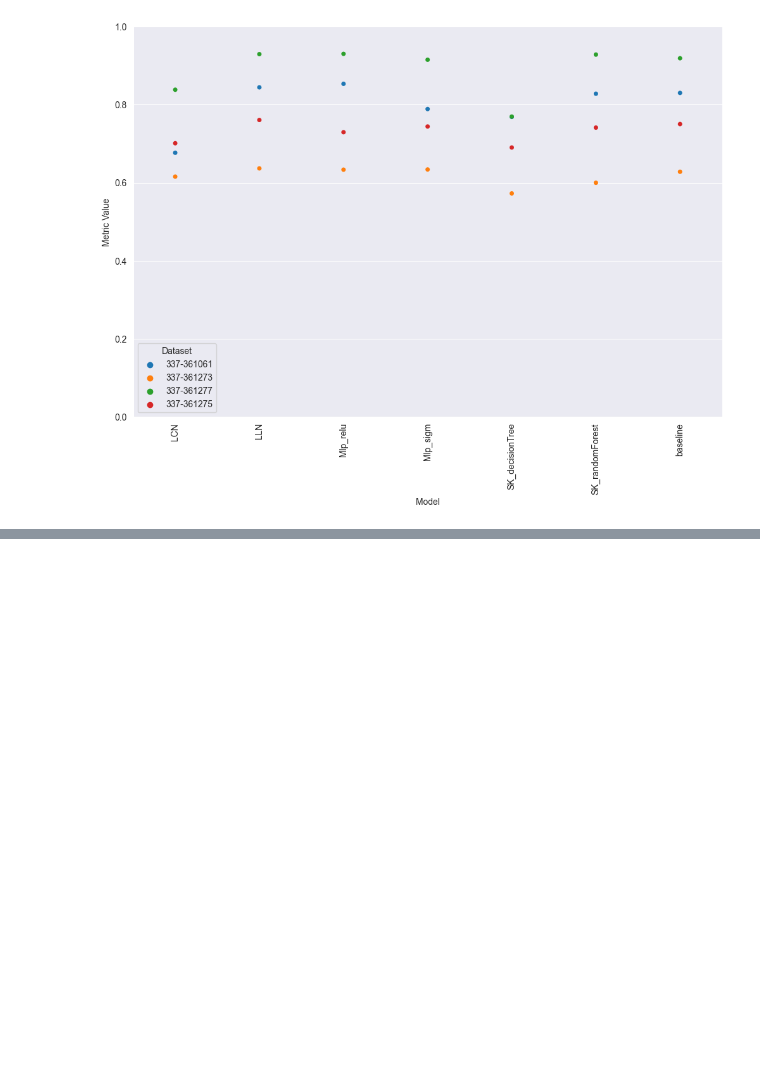
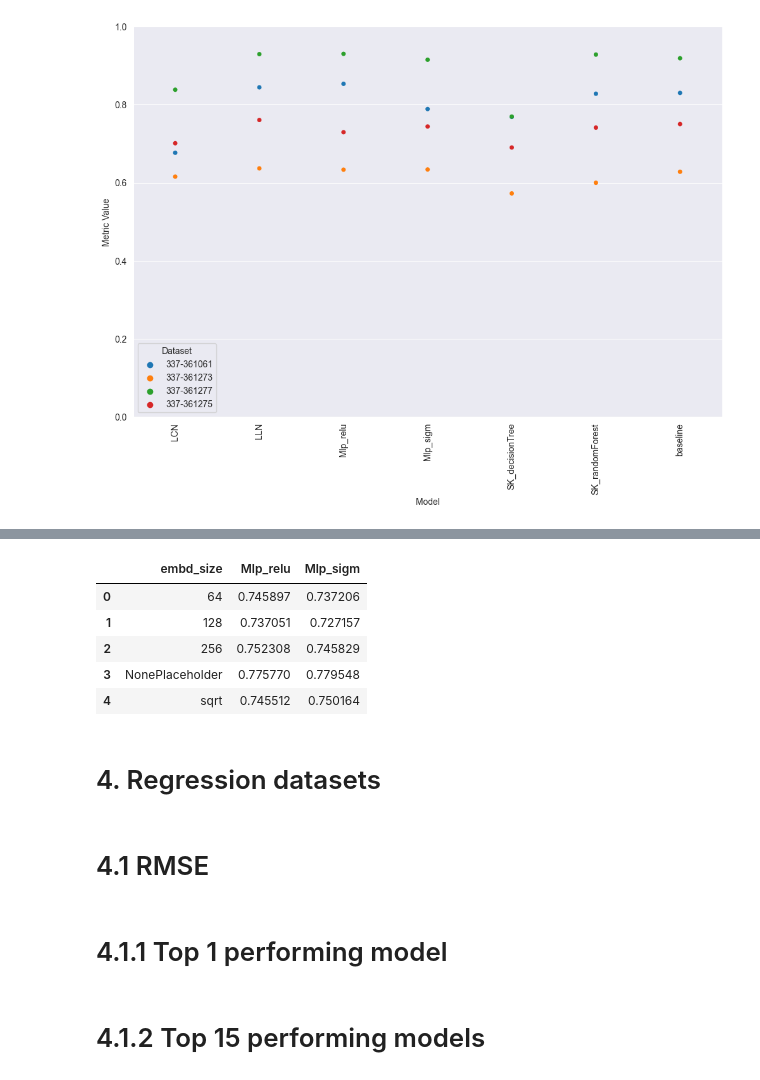
Before and after one commit to Bartosz-G/non-homogenous-data-working-repo, a Jupyter notebook: results/ResultsAnalysis.ipynb, the cells around one changed output, grey strips where cells are left out. Drawn from its saved outputs; the diff is of its cells as text; code cells hidden in the pictures; blank space fills up the shorter version.

```diff
--- a/results/ResultsAnalysis.ipynb
+++ b/results/ResultsAnalysis.ipynb
@@ -223,0 +269,2 @@ per_dataset_top15_roc.to_csv('saved_results/per_dataset_top15_roc.csv')
+# %%
+mlp_cat_datasets = flatten_results(mlp_cat, ['metrics', 'hyperparameters'])
@@ -223,0 +282,23 @@ per_dataset_top15_roc.to_csv('saved_results/per_dataset_top15_roc.csv')
+# %%
+placeholder = 'None'
+mlp_cat_datasets['embd_size'].fillna(placeholder, inplace=True)
+
+mlp_cat_datasets_sorted = mlp_cat_datasets.sort_values(
+    by=['dataset', 'model', 'embd_size', 'val_metrics.roc_auc_score'],
+    ascending=[True, True, True, False]
+)
+
+# Drop duplicates to keep only the rows with the highest 'val_metrics.roc_auc_score' for each group
+top_mlp_cat_embd_size = mlp_cat_datasets_sorted.drop_duplicates(
+    subset=['dataset', 'model', 'embd_size'],
+    keep='first'
+).reset_index(drop=True)
+
+filtered_df = top_mlp_cat_embd_size[top_mlp_cat_embd_size['model'].isin(['Mlp_relu', 'Mlp_sigm'])]
+
+# Calculate mean of 'test_metrics.roc_auc_score' grouped by 'embd_size' and 'model'
+grouped_df = filtered_df.groupby(['embd_size', 'model'])['test_metrics.roc_auc_score'].mean().reset_index()
+
+# Create a pivot table for better presentation
+pivot_df = pd.pivot_table(grouped_df, values='test_metrics.roc_auc_score', index=['embd_size'], columns=['model']).reset_index()
+pivot_df.columns.name = None
@@ -223,0 +307,15 @@ per_dataset_top15_roc.to_csv('saved_results/per_dataset_top15_roc.csv')
+# %%
+pivot_df
+# %% [output]
+|  | embd_size | Mlp_relu | Mlp_sigm |
+| 0 | 64 | 0.745897 | 0.737206 |
+| 1 | 128 | 0.737051 | 0.727157 |
+| 2 | 256 | 0.752308 | 0.745829 |
+| 3 | NonePlaceholder | 0.775770 | 0.779548 |
+| 4 | sqrt | 0.745512 | 0.750164 |
+# %% [markdown]
+# 4. Regression datasets
+# %% [markdown]
+# 4.1 RMSE
+# %% [markdown]
+# 4.1.1 Top 1 performing model
@@ -223,0 +328,2 @@ per_dataset_top15_roc.to_csv('saved_results/per_dataset_top15_roc.csv')
+# %% [markdown]
+# 4.1.2 Top 15 performing models
```
Also changed, not shown: parts of 14 cells of this notebook, 5 other files.
